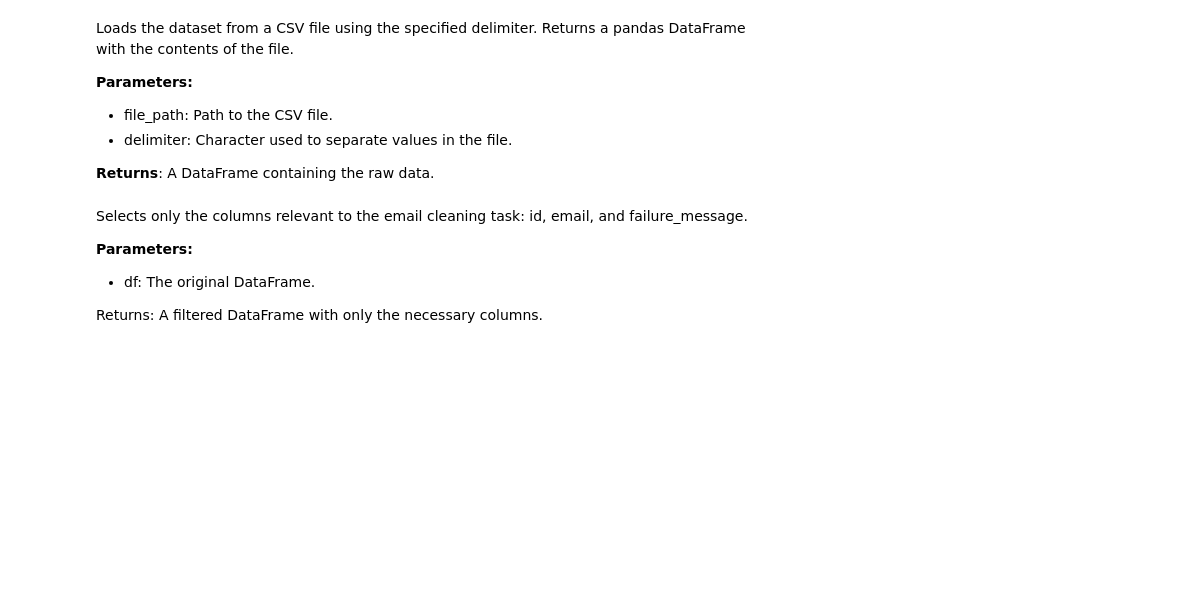
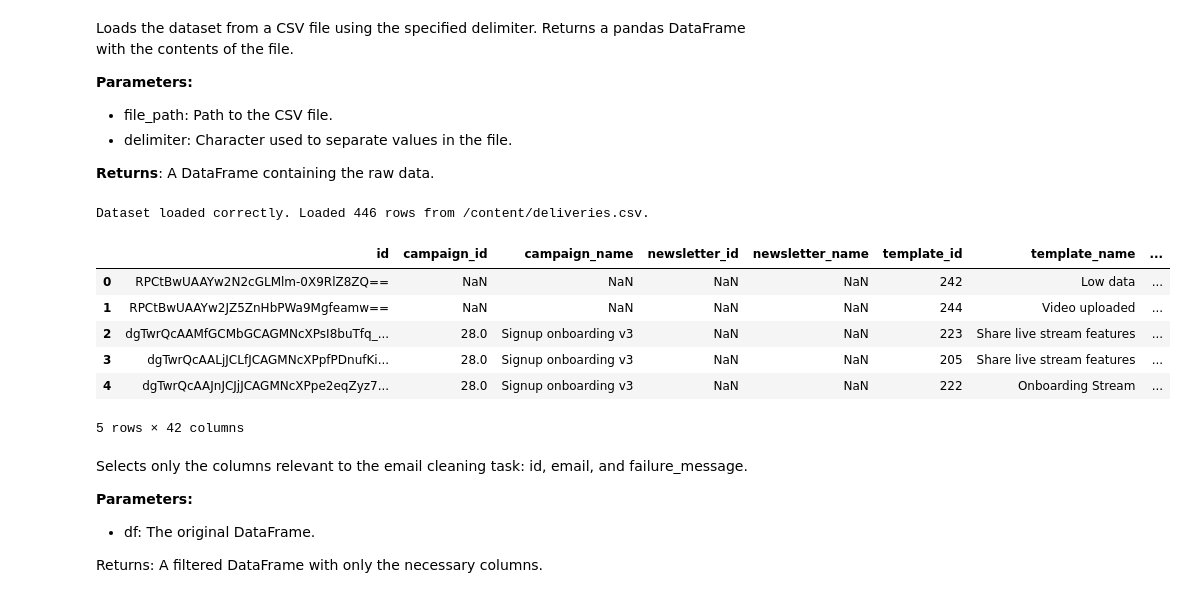
Before and after one commit to andreaross25/kezko, a Jupyter notebook: main.ipynb, the cells around one changed output. Cells and saved outputs as stored; diff of their text form; code cells hidden in the pictures; blank space fills up the shorter version.

```diff
--- a/main.ipynb
+++ b/main.ipynb
@@ -19,16 +23,29 @@ Loads the dataset from a CSV file using the specified delimiter. Returns a panda
 # %%
 # Load CSV file into pandas DataFrame
 def load_data(filepath: str, delimiter: str = ';') -> pd.DataFrame:
     try:
         # Read CSV file into DataFrame
         df = pd.read_csv(filepath, delimiter=delimiter)
+        print(f"Dataset loaded correctly. Loaded {len(df)} rows from {filepath}.")
         return df
     except FileNotFoundError:
         # Raise an error if the file is not found
         raise FileNotFoundError(f"The file at {filepath} was not found.")
     except Exception as e:
         # Raise a generic error for any other exceptions
         raise Exception(f"An error occurred while loading the file: {e}")
+
+df = load_data(input_file)
+df.head()
+# %% [output]
+Dataset loaded correctly. Loaded 446 rows from /content/deliveries.csv.
+|  | id | campaign_id | campaign_name | newsletter_id | newsletter_name | template_id | template_name | ... |
+| 0 | RPCtBwUAAYw2N2cGLMlm-0X9RlZ8ZQ== | NaN | NaN | NaN | NaN | 242 | Low data | ... |
+| 1 | RPCtBwUAAYw2JZ5ZnHbPWa9Mgfeamw== | NaN | NaN | NaN | NaN | 244 | Video uploaded | ... |
+| 2 | dgTwrQcAAMfGCMbGCAGMNcXPsI8buTfq_... | 28.0 | Signup onboarding v3 | NaN | NaN | 223 | Share live stream features | ... |
+| 3 | dgTwrQcAALjJCLfJCAGMNcXPpfPDnufKi... | 28.0 | Signup onboarding v3 | NaN | NaN | 205 | Share live stream features | ... |
+| 4 | dgTwrQcAAJnJCJjJCAGMNcXPpe2eqZyz7... | 28.0 | Signup onboarding v3 | NaN | NaN | 222 | Onboarding Stream | ... |
+5 rows × 42 columns
 # %% [markdown]
 Selects only the columns relevant to the email cleaning task: id, email, and failure_message.
 
```
Also changed, not shown: parts of 6 cells of this notebook.
